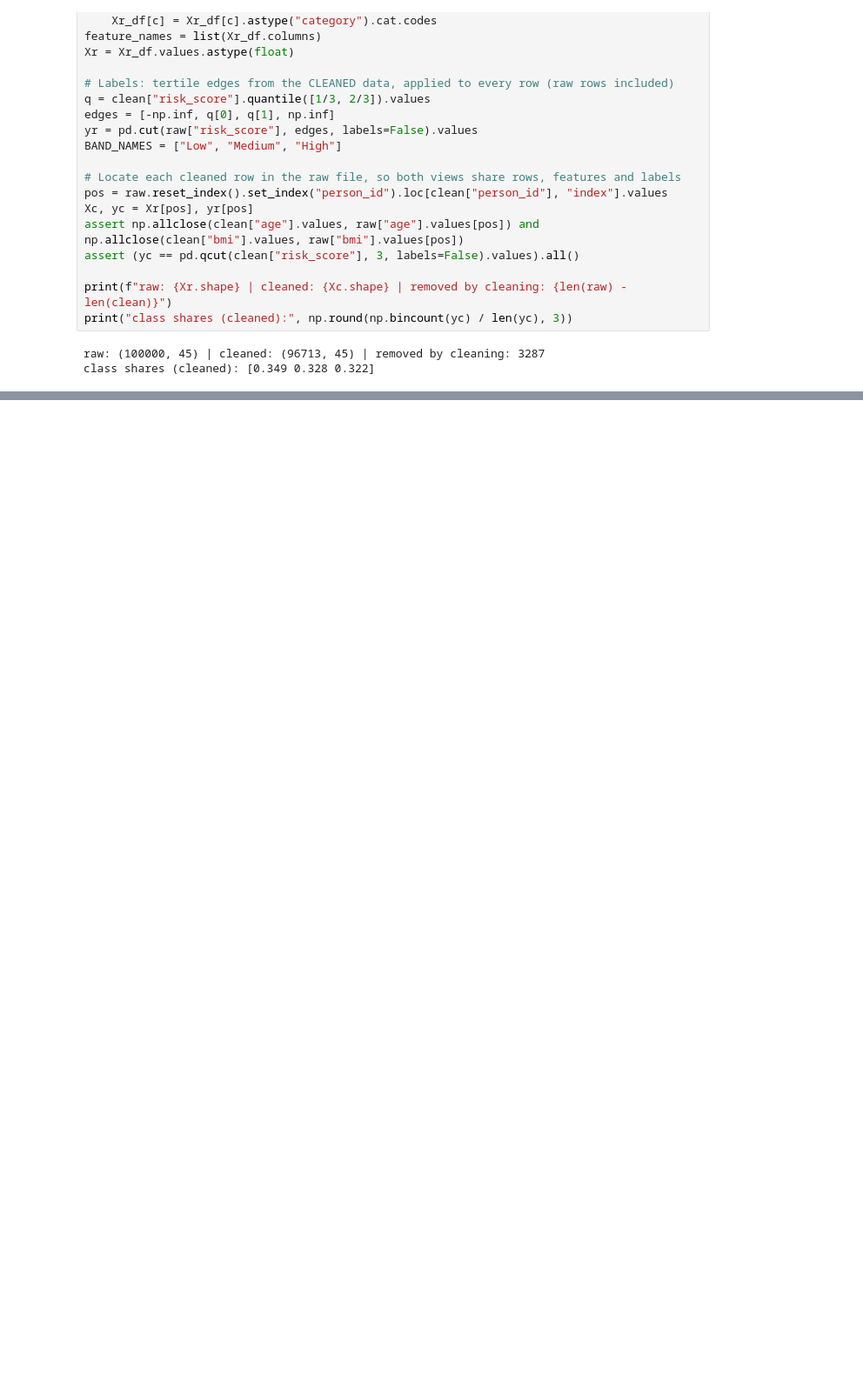
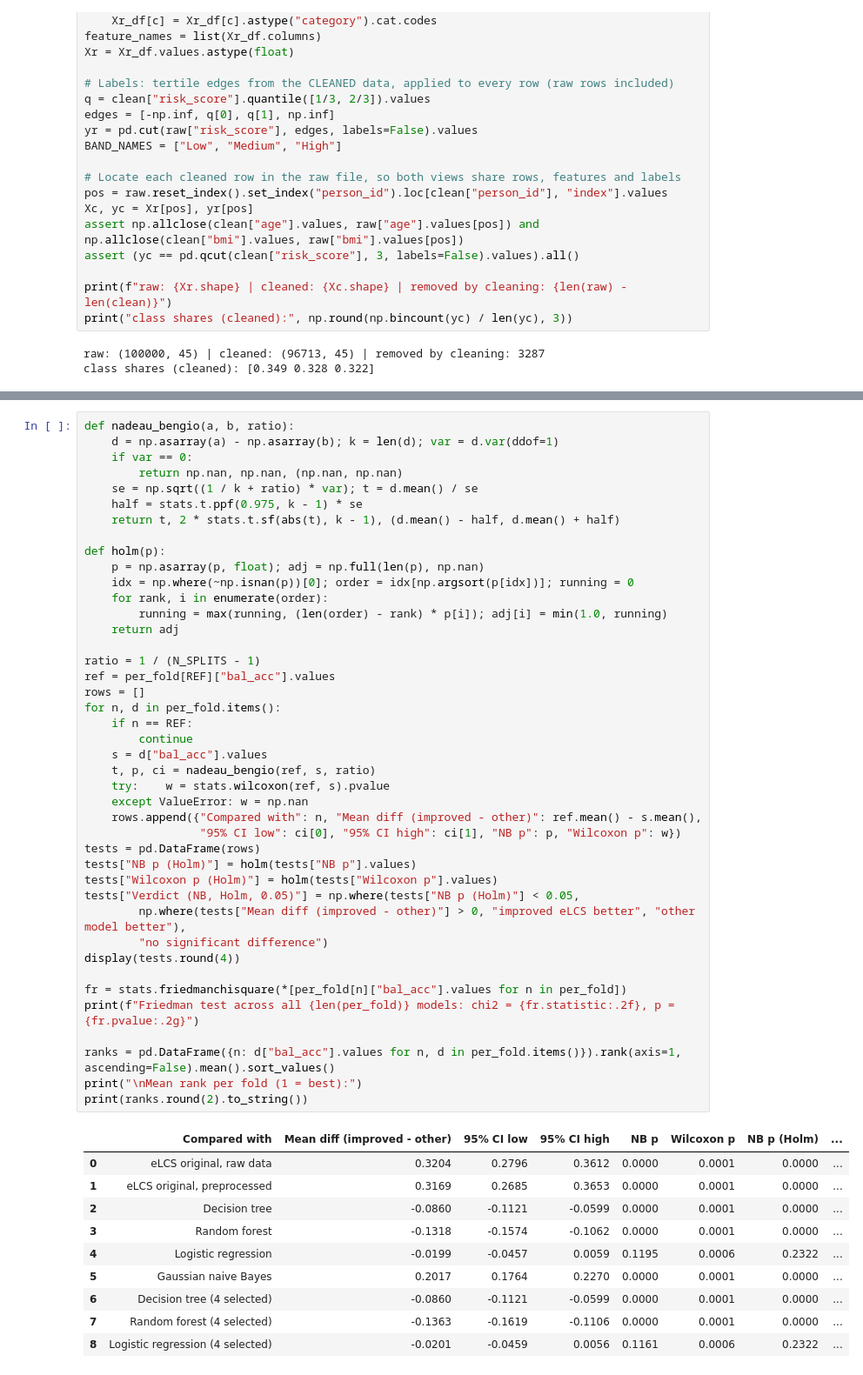
Before and after one commit to hrt9888/ENGE707-Group-Project-DBI, a Jupyter notebook: Phase 2 task 6.ipynb, the cells around one changed output, grey strips where cells are left out. Shown at 87% size. Drawn from its saved outputs; the diff is of its cells as text; blank space fills up the shorter version.

```diff
--- a/Phase 2 task 6.ipynb
+++ b/Phase 2 task 6.ipynb
@@ -114,0 +206,53 @@ NameError: name 'GaussianNB' is not defined
+# %%
+def nadeau_bengio(a, b, ratio):
+    d = np.asarray(a) - np.asarray(b); k = len(d); var = d.var(ddof=1)
+    if var == 0:
+        return np.nan, np.nan, (np.nan, np.nan)
+    se = np.sqrt((1 / k + ratio) * var); t = d.mean() / se
+    half = stats.t.ppf(0.975, k - 1) * se
+    return t, 2 * stats.t.sf(abs(t), k - 1), (d.mean() - half, d.mean() + half)
+
+def holm(p):
+    p = np.asarray(p, float); adj = np.full(len(p), np.nan)
+    idx = np.where(~np.isnan(p))[0]; order = idx[np.argsort(p[idx])]; running = 0
+    for rank, i in enumerate(order):
+        running = max(running, (len(order) - rank) * p[i]); adj[i] = min(1.0, running)
+    return adj
+
+ratio = 1 / (N_SPLITS - 1)
+ref = per_fold[REF]["bal_acc"].values
+rows = []
+for n, d in per_fold.items():
+    if n == REF:
+        continue
+    s = d["bal_acc"].values
+    t, p, ci = nadeau_bengio(ref, s, ratio)
+    try:    w = stats.wilcoxon(ref, s).pvalue
+    except ValueError: w = np.nan
+    rows.append({"Compared with": n, "Mean diff (improved - other)": ref.mean() - s.mean(),
+                 "95% CI low": ci[0], "95% CI high": ci[1], "NB p": p, "Wilcoxon p": w})
+tests = pd.DataFrame(rows)
+tests["NB p (Holm)"] = holm(tests["NB p"].values)
+tests["Wilcoxon p (Holm)"] = holm(tests["Wilcoxon p"].values)
+tests["Verdict (NB, Holm, 0.05)"] = np.where(tests["NB p (Holm)"] < 0.05,
+        np.where(tests["Mean diff (improved - other)"] > 0, "improved eLCS better", "other model better"),
+        "no significant difference")
+display(tests.round(4))
+
+fr = stats.friedmanchisquare(*[per_fold[n]["bal_acc"].values for n in per_fold])
+print(f"Friedman test across all {len(per_fold)} models: chi2 = {fr.statistic:.2f}, p = {fr.pvalue:.2g}")
+
+ranks = pd.DataFrame({n: d["bal_acc"].values for n, d in per_fold.items()}).rank(axis=1, ascending=False).mean().sort_values()
+print("\nMean rank per fold (1 = best):")
+print(ranks.round(2).to_string())
+# %% [output]
+|  | Compared with | Mean diff (improved - other) | 95% CI low | 95% CI high | NB p | Wilcoxon p | NB p (Holm) | ... |
+| 0 | eLCS original, raw data | 0.3204 | 0.2796 | 0.3612 | 0.0000 | 0.0001 | 0.0000 | ... |
+| 1 | eLCS original, preprocessed | 0.3169 | 0.2685 | 0.3653 | 0.0000 | 0.0001 | 0.0000 | ... |
+| 2 | Decision tree | -0.0860 | -0.1121 | -0.0599 | 0.0000 | 0.0001 | 0.0000 | ... |
+| 3 | Random forest | -0.1318 | -0.1574 | -0.1062 | 0.0000 | 0.0001 | 0.0000 | ... |
+| 4 | Logistic regression | -0.0199 | -0.0457 | 0.0059 | 0.1195 | 0.0006 | 0.2322 | ... |
+| 5 | Gaussian naive Bayes | 0.2017 | 0.1764 | 0.2270 | 0.0000 | 0.0001 | 0.0000 | ... |
+| 6 | Decision tree (4 selected) | -0.0860 | -0.1121 | -0.0599 | 0.0000 | 0.0001 | 0.0000 | ... |
+| 7 | Random forest (4 selected) | -0.1363 | -0.1619 | -0.1106 | 0.0000 | 0.0001 | 0.0000 | ... |
+| 8 | Logistic regression (4 selected) | -0.0201 | -0.0459 | 0.0056 | 0.1161 | 0.0006 | 0.2322 | ... |
```
Also changed, not shown: parts of 5 cells of this notebook.
